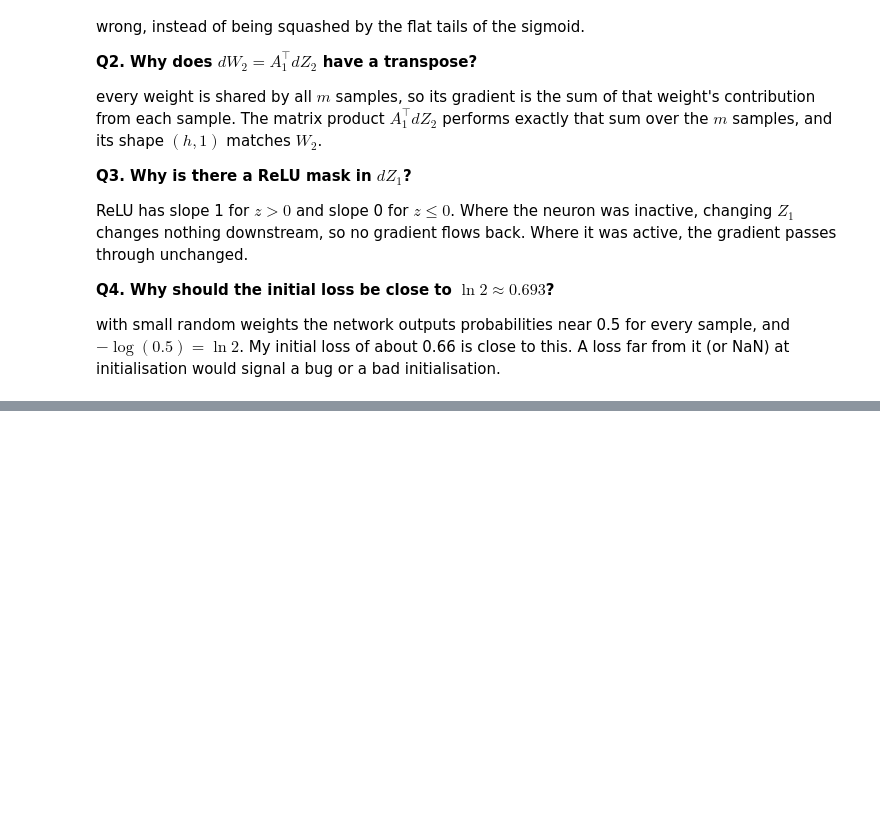
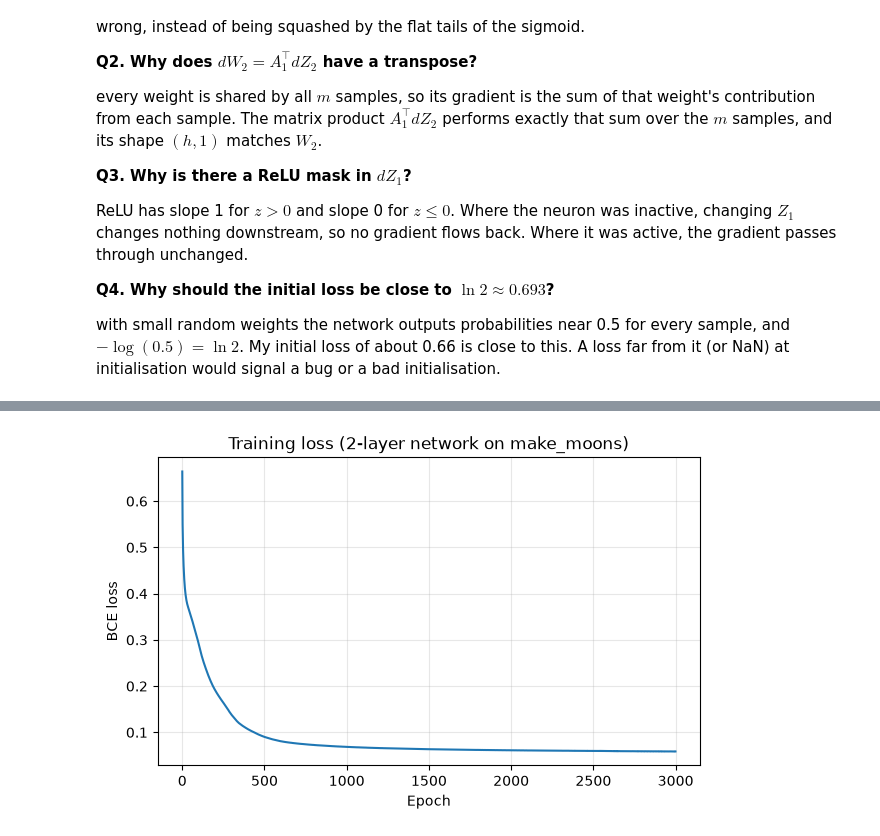
Before and after one commit to Mishiez/math-behind-ml, a Jupyter notebook: two_layer_nn.ipynb, the cells around one changed output, grey strips where cells are left out. Saved outputs shown, nothing was run; the diff lists cells and outputs as text; code cells hidden in the pictures; blank space fills up the shorter version.

Commit message:
Add backprop, training loop, numerical gradient check, and PyTorch reference comparison

```diff
--- a/two_layer_nn.ipynb
+++ b/two_layer_nn.ipynb
@@ -294,0 +330,34 @@ The forward pass and loss work and are checked against a loop-based version. Nex
+# %%
+def update_params(params, grads, lr):
+    return {name: params[name] - lr * grads[name] for name in params}
+
+
+def train(X, y, params, lr, epochs):
+    params = {name: value.copy() for name, value in params.items()}
+    loss_history = []
+
+    for _ in range(epochs):
+        y_hat, cache = forward(X, params)
+        loss_history.append(bce_loss(y, y_hat))
+        grads = backward(cache, params, y)
+        params = update_params(params, grads, lr)
+
+    return params, np.array(loss_history)
+# %%
+lr = 0.5
+epochs = 3000
+
+trained_params, loss_history = train(X, y, params, lr, epochs)
+
+y_hat_final, _ = forward(X, trained_params)
+final_loss = bce_loss(y, y_hat_final)
+final_acc = ((y_hat_final > 0.5) == y).mean()
+stabilised = (loss_history[-500:].max() - loss_history[-500:].min()) < 0.01
+
+print("Initial loss  :", loss_history[0])
+print("Final loss    :", final_loss)
+print("Final accuracy:", final_acc)
+print()
+print("No NaNs in loss history                          :", not np.isnan(loss_history).any())
+print("Loss decreased overall                            :", loss_history[-1] < loss_history[0])
+print("Loss stabilised (last 500 epochs vary by < 0.01)  :", stabilised)
@@ -294,0 +376,10 @@ The forward pass and loss work and are checked against a loop-based version. Nex
+# %%
+plt.figure(figsize=(7, 4))
+plt.plot(loss_history)
+plt.title("Training loss (2-layer network on make_moons)")
+plt.xlabel("Epoch")
+plt.ylabel("BCE loss")
+plt.grid(alpha=0.3)
+plt.show()
+# %% [output]
+[figure, added]
```
Also changed, not shown: parts of 11 cells of this notebook, 1 other file.
